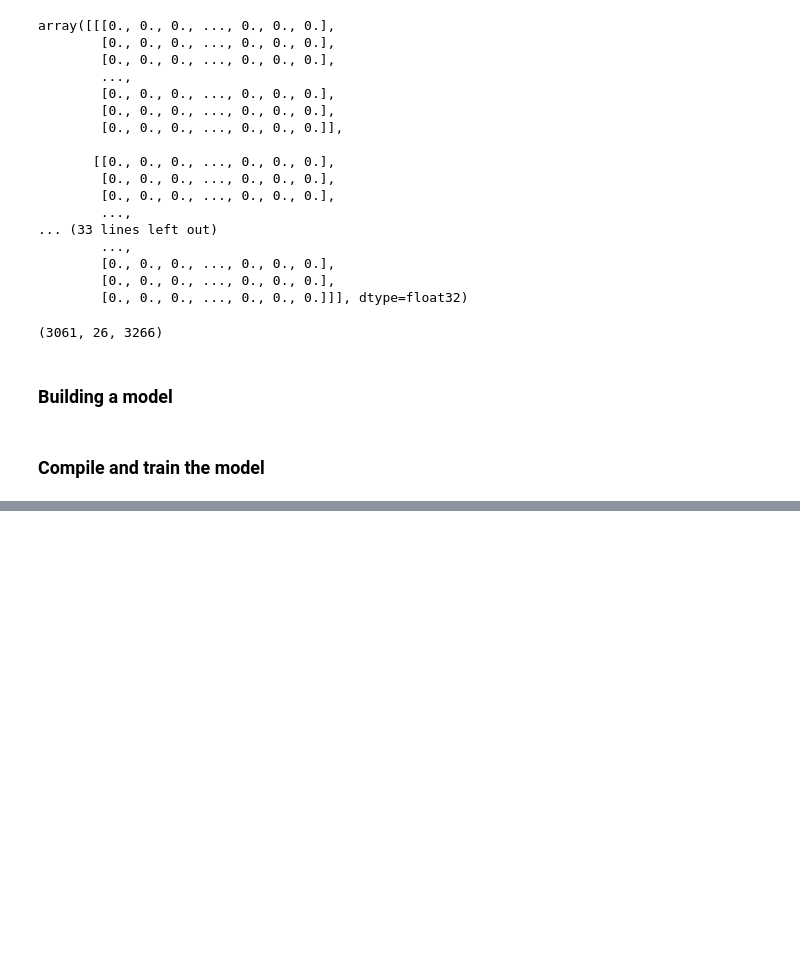
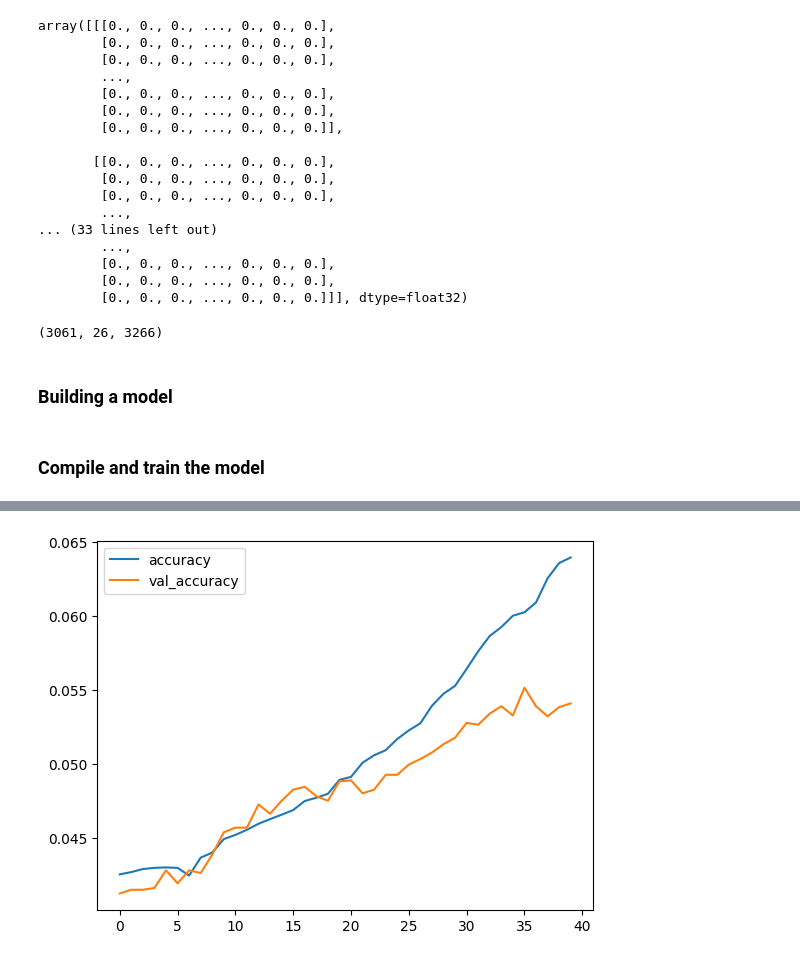
Before and after one commit to SayliMN/neural_machine_translation, a Jupyter notebook: language_translation.ipynb, the cells around one changed output, grey strips where cells are left out. Saved outputs shown, nothing was run; the diff lists cells and outputs as text; code cells hidden in the pictures; blank space fills up the shorter version.

Commit message:
plot accuracy to val_accuracy and loss to val_loss graphs

```diff
--- a/language_translation.ipynb
+++ b/language_translation.ipynb
@@ -351,5 +353,7 @@ plt.show()
 # %%
-plt.plot(r.history['acc'], label = 'accuracy')
-plt.plot(r.history['val_acc'], label = 'val_accuracy')
+plt.plot(r.history['accuracy'], label = 'accuracy')
+plt.plot(r.history['val_accuracy'], label = 'val_accuracy')
 plt.legend()
 plt.show()
+# %% [output]
+[figure, added]
```
Also changed, not shown: parts of 2 cells of this notebook.
